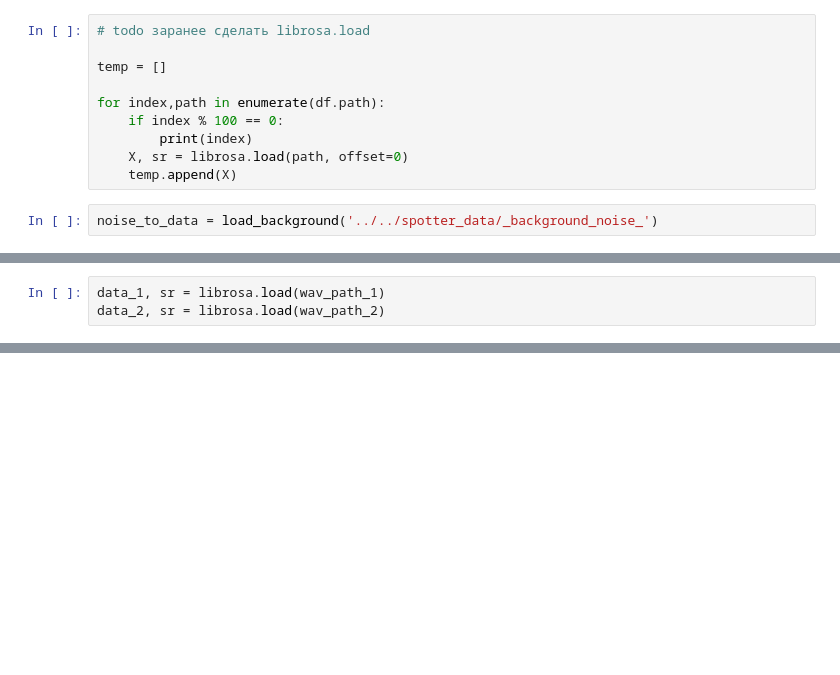
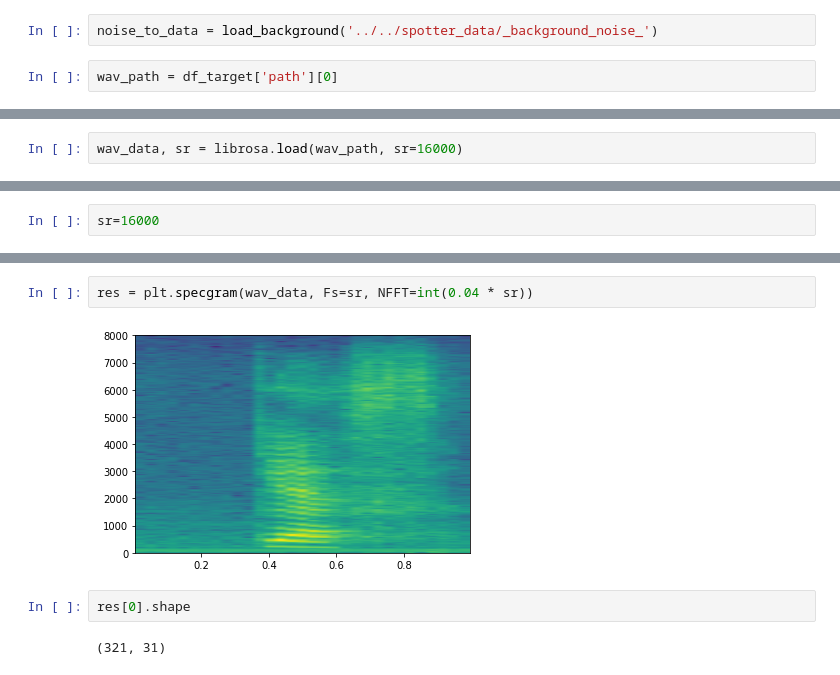
Before and after one commit to pojaleesh/Audio_kws, a Jupyter notebook: Spotter_recognition/DataAugmentation.ipynb, the cells around one changed output, grey strips where cells are left out. Cells and saved outputs as stored; diff of their text form; blank space fills up the shorter version.

Commit message:
Add figures, models, delete almost of ipynb

```diff
--- a/Spotter_recognition/DataAugmentation.ipynb
+++ b/Spotter_recognition/DataAugmentation.ipynb
@@ -153,13 +198,5 @@ X.shape, Y.shape
-# %%
-# todo заранее сделать librosa.load
-
-temp = []
-
-for index,path in enumerate(df.path):
-    if index % 100 == 0:
-        print(index)
-    X, sr = librosa.load(path, offset=0)
-    temp.append(X)
 # %%
 noise_to_data = load_background('../../spotter_data/_background_noise_')
+# %%
+wav_path = df_target['path'][0]
 # %%
@@ -172,3 +206,2 @@ wav_path_2 = df_target['path'][1]
 # %%
-data_1, sr = librosa.load(wav_path_1)
-data_2, sr = librosa.load(wav_path_2)
+wav_data, sr = librosa.load(wav_path, sr=16000)
@@ -196,0 +220,2 @@ ipd.Audio('tone.wav')
+# %%
+sr=16000
@@ -196,0 +242,8 @@ ipd.Audio('tone.wav')
+# %%
+res = plt.specgram(wav_data, Fs=sr, NFFT=int(0.04 * sr))
+# %% [output]
+[figure, added]
+# %%
+res[0].shape
+# %% [output]
+(321, 31)
```
Also changed, not shown: parts of 52 cells of this notebook, 31 other files.
